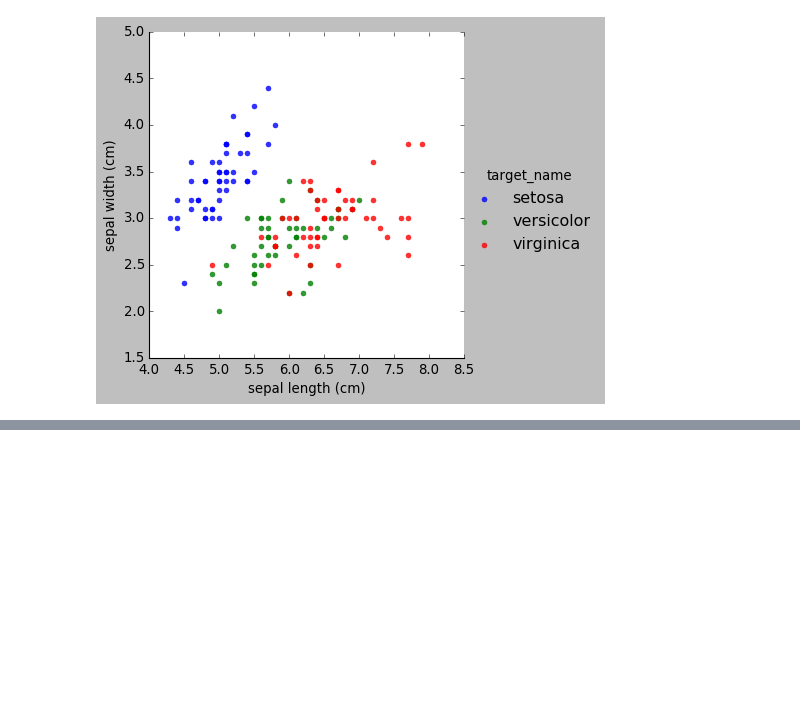
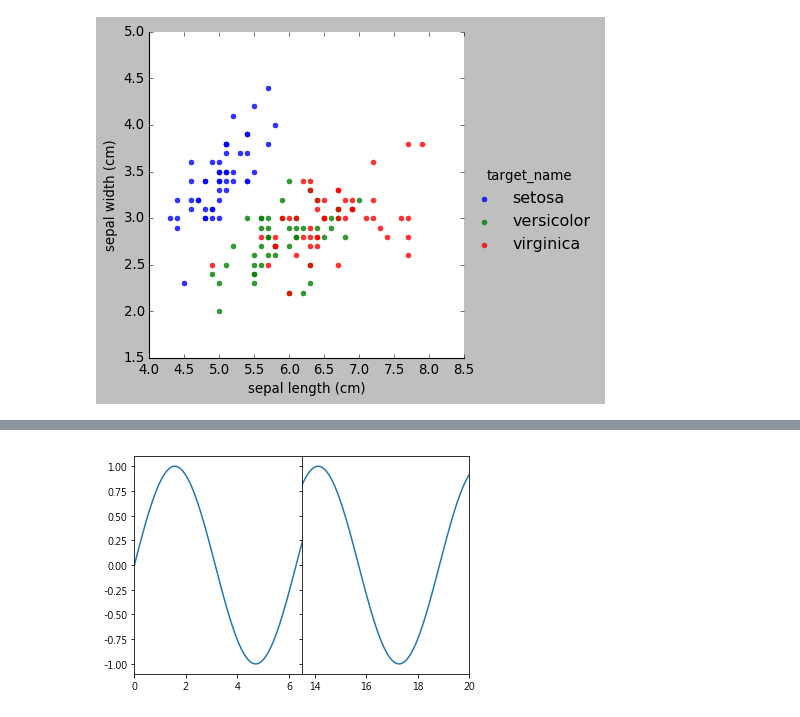
Before and after one commit to LaiYenShuo/Python_test, a Jupyter notebook: PLOT.ipynb, the cells around one changed output, grey strips where cells are left out. Saved outputs shown, nothing was run; the diff lists cells and outputs as text; code cells hidden in the pictures; blank space fills up the shorter version.

```diff
--- a/PLOT.ipynb
+++ b/PLOT.ipynb
@@ -277,3 +282,23 @@ data = [trace0, trace1, trace2]
 plotly.offline.iplot(data, filename='basic-scatter')
 # %% [output]
 [interactive output not drawn]
+# %%
+%matplotlib inline
+import seaborn as sns
+import numpy as np
+import matplotlib.pyplot as plt
+
+
+x = np.linspace(0, 20, 500)
+y = np.sin(x)
+
+f, (ax1, ax2) = plt.subplots(ncols=2, nrows=1, sharey=True)
+ax = sns.lineplot(x=x, y=y, ax=ax1)
+ax = sns.lineplot(x=x, y=y, ax=ax2)
+
+ax1.set_xlim(0, 6.5)
+ax2.set_xlim(13.5, 20)
+
+plt.subplots_adjust(wspace=0, hspace=0)
+# %% [output]
+[figure, added]
```
Also changed, not shown: parts of 5 cells of this notebook.
